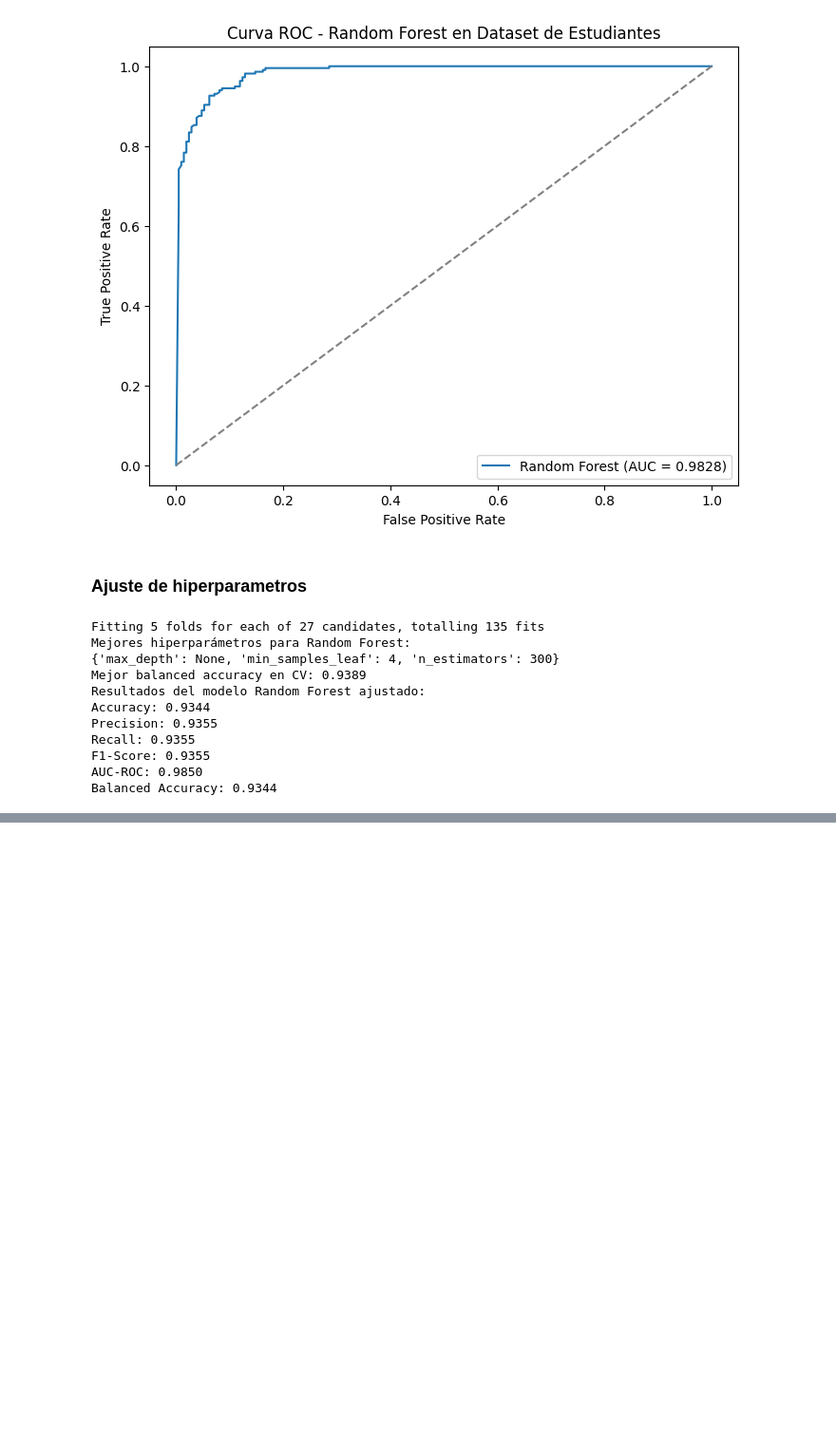
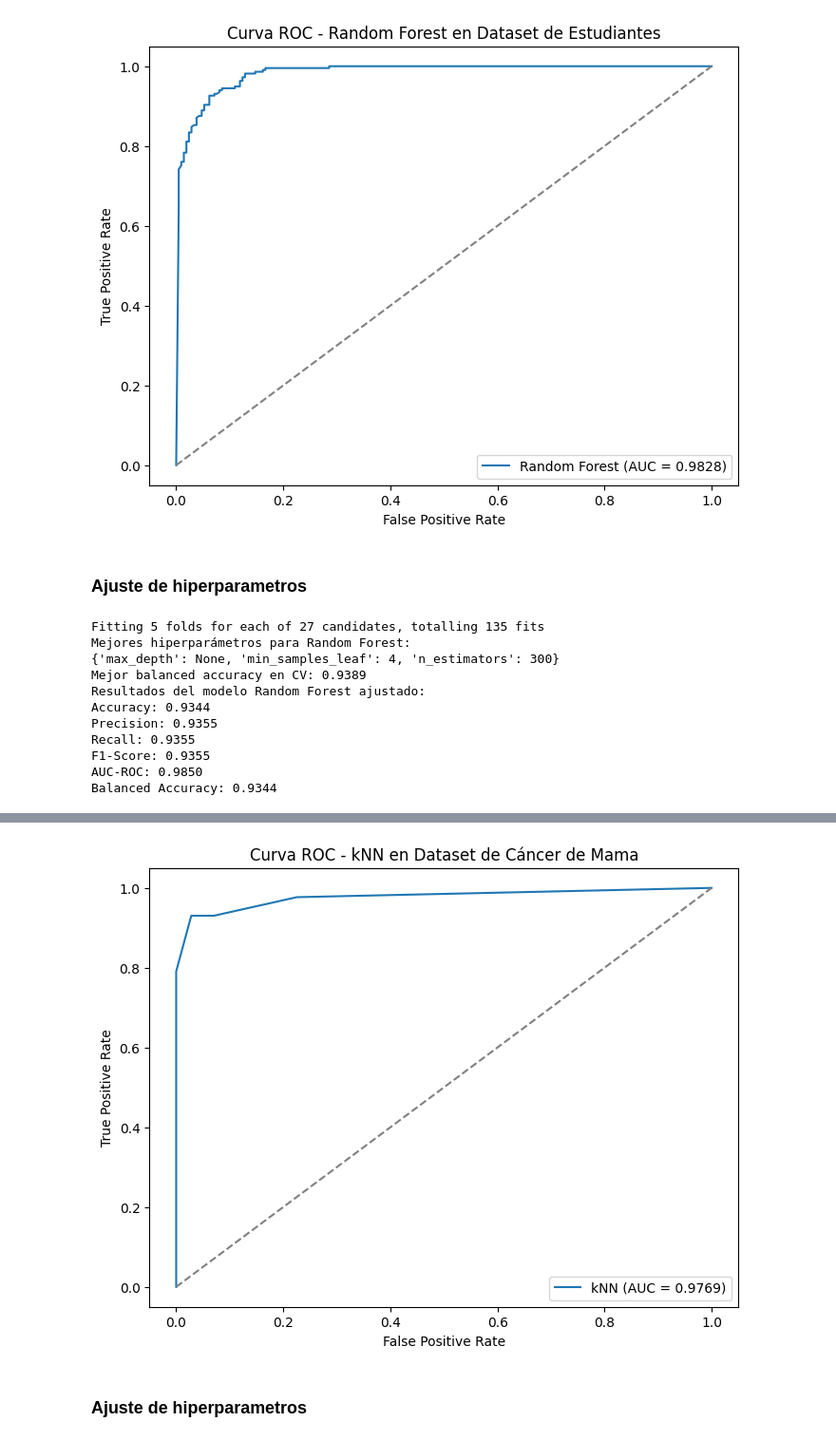
Before and after one commit to FelicianoRN01/SBD, a Jupyter notebook: 2-10-algoritmos-de-clasificaci-n.ipynb, the cells around one changed output, grey strips where cells are left out. Shown at 95% size. Drawn from its saved outputs; the diff is of its cells as text; code cells hidden in the pictures; blank space fills up the shorter version.

```diff
--- a/2-10-algoritmos-de-clasificaci-n.ipynb
+++ b/2-10-algoritmos-de-clasificaci-n.ipynb
@@ -2318,0 +2785,18 @@ Balanced Accuracy: 0.9344
+# %%
+import matplotlib.pyplot as plt
+from sklearn.metrics import roc_curve
+
+fpr, tpr, thresholds = roc_curve(y_test_cancer, y_pred_knn_proba)
+
+plt.figure(figsize=(8, 6))
+plt.plot(fpr, tpr, label='kNN (AUC = {:.4f})'.format(aucroc_knn))
+plt.plot([0, 1], [0, 1], linestyle='--', color='gray')
+plt.xlabel("False Positive Rate")
+plt.ylabel("True Positive Rate")
+plt.title("Curva ROC - kNN en Dataset de Cáncer de Mama")
+plt.legend()
+plt.show()
+# %% [output]
+[figure, added]
+# %% [markdown]
+### Ajuste de hiperparametros
```
Also changed, not shown: parts of 24 cells of this notebook.
